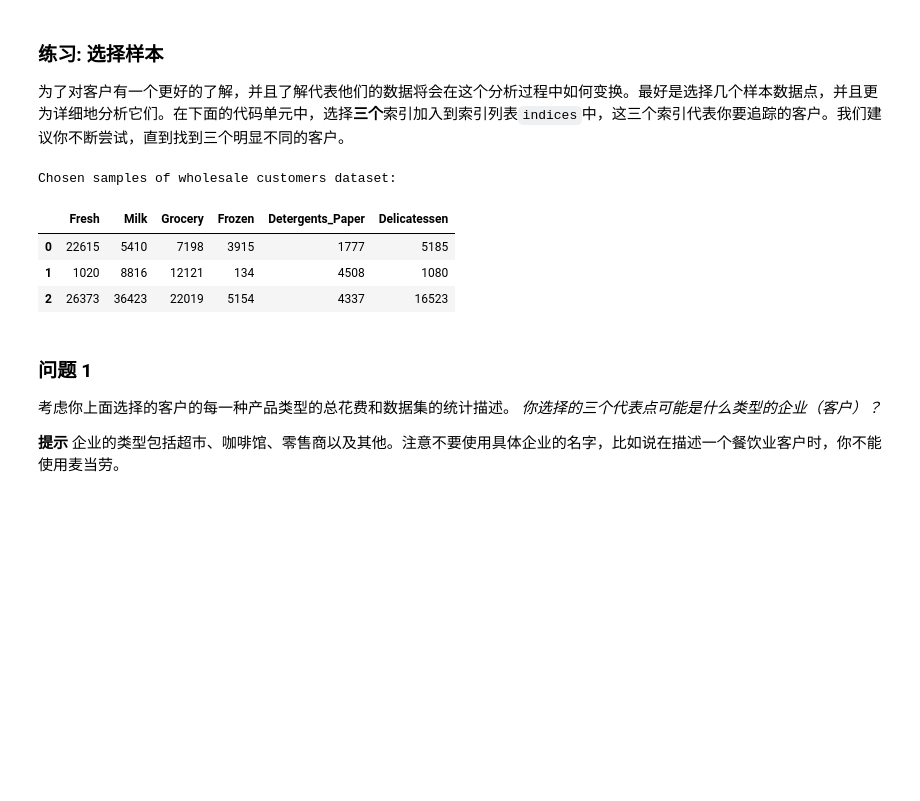
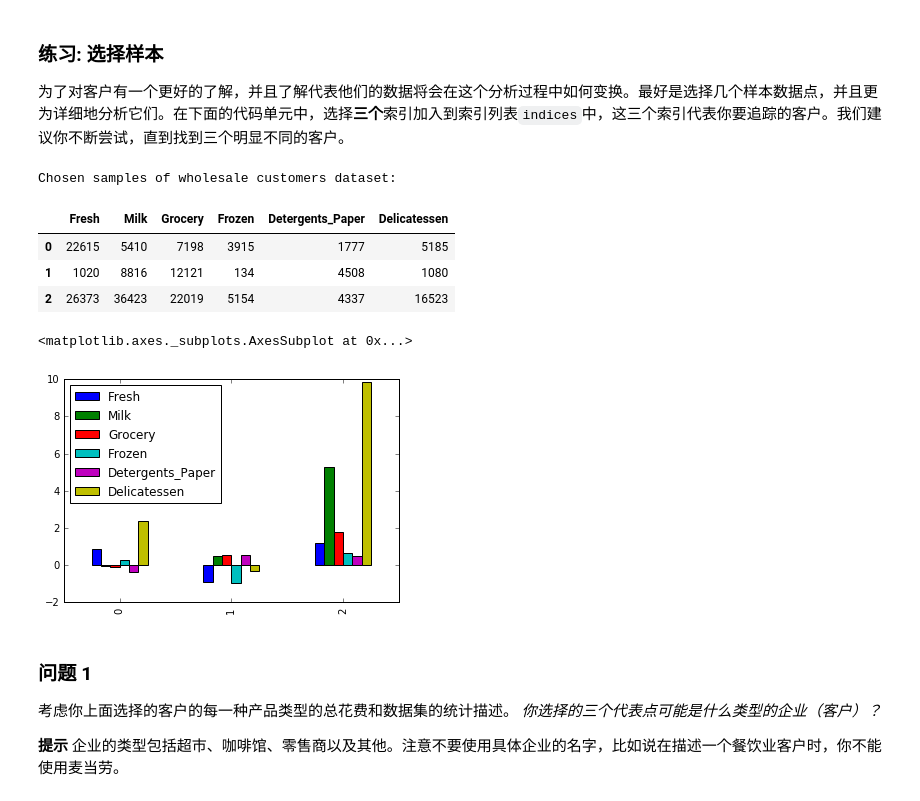
Before and after one commit to woshikangfei/creating_customer_segments, a Jupyter notebook: customer_segments.ipynb, the cells around one changed output. Drawn from its saved outputs; the diff is of its cells as text; code cells hidden in the pictures; blank space fills up the shorter version.

```diff
--- a/customer_segments.ipynb
+++ b/customer_segments.ipynb
@@ -59,17 +59,22 @@ display(data.describe())
 # %%
 # TODO：从数据集中选择三个你希望抽样的数据点的索引
 indices = [4,16,23]
 
 # 为选择的样本建立一个DataFrame
 samples = pd.DataFrame(data.loc[indices], columns = data.keys()).reset_index(drop = True)
 print "Chosen samples of wholesale customers dataset:"
 display(samples)
+
+benchmark = data.mean()  # or median etc.
+((samples-benchmark) / benchmark).plot.bar()
 # %% [output]
 Chosen samples of wholesale customers dataset:
 |  | Fresh | Milk | Grocery | Frozen | Detergents_Paper | Delicatessen |
 | 0 | 22615 | 5410 | 7198 | 3915 | 1777 | 5185 |
 | 1 | 1020 | 8816 | 12121 | 134 | 4508 | 1080 |
 | 2 | 26373 | 36423 | 22019 | 5154 | 4337 | 16523 |
+<matplotlib.axes._subplots.AxesSubplot at 0x...>
+[figure, added]
 # %% [markdown]
 ### 问题 1
 考虑你上面选择的客户的每一种产品类型的总花费和数据集的统计描述。
```
Also changed, not shown: parts of 14 cells of this notebook, 2 other files.
